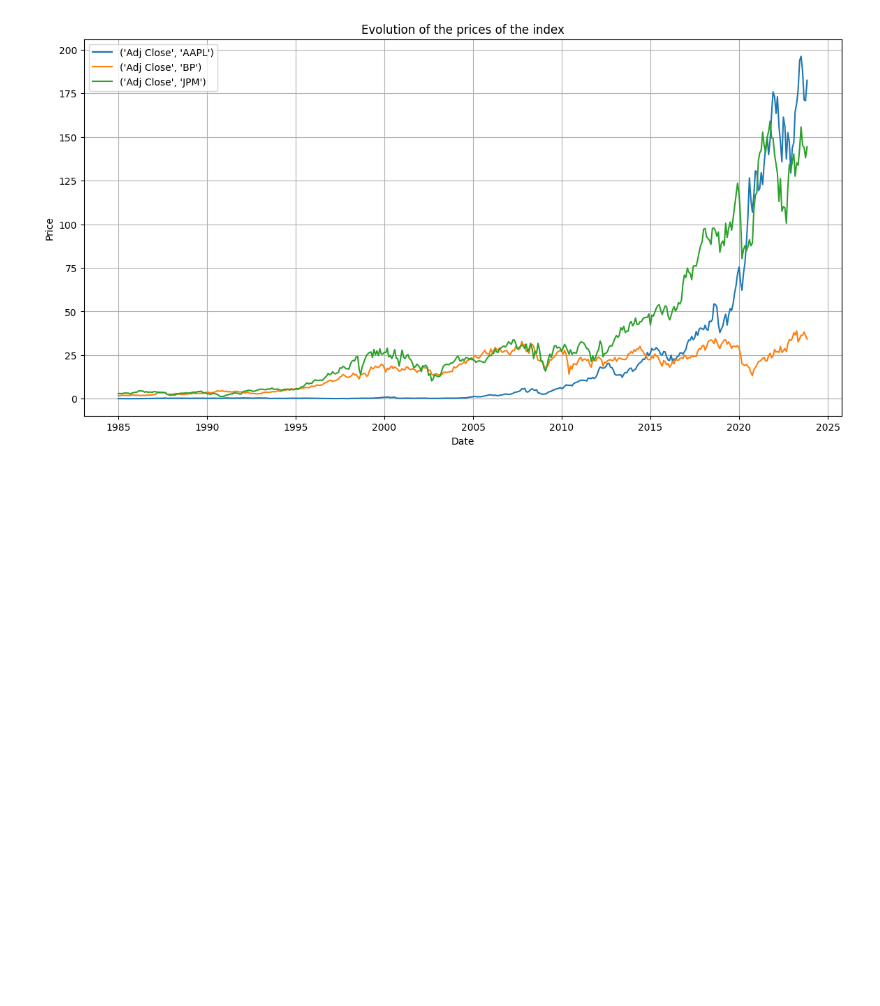
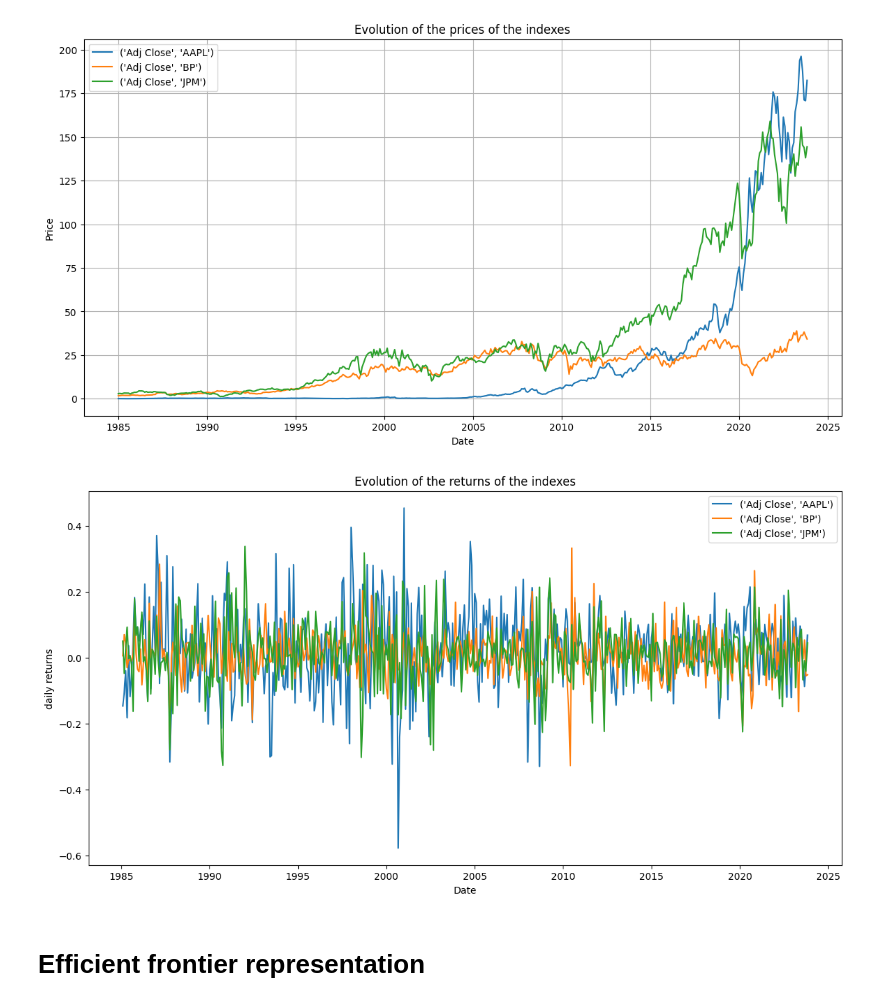
Before and after one commit to antoinedte/-Allocation_de_portefeuille_sous_contrainte_ESG, a Jupyter notebook: exploration/exploration_JPM_AAPL_BP.ipynb, the cells around one changed output. Drawn from its saved outputs; the diff is of its cells as text; code cells hidden in the pictures; blank space fills up the shorter version.

```diff
--- a/exploration/exploration_JPM_AAPL_BP.ipynb
+++ b/exploration/exploration_JPM_AAPL_BP.ipynb
@@ -134,3 +134,18 @@ plt.title('Evolution of the prices of the index')
 plt.show()
 # %% [output]
 [figure]
+# %%
+returns = table.pct_change()
+
+plt.figure(figsize=(14, 7))
+for c in returns.columns.values:
+    plt.plot(returns.index, returns[c], label=c)
+plt.legend()
+plt.ylabel('daily returns')
+plt.xlabel('Date')
+plt.title('Evolution of the returns of the indexes')
+plt.show()
+# %% [output]
+[figure, added]
+# %% [markdown]
+# Efficient frontier representation
```
Also changed, not shown: parts of 3 cells of this notebook.
